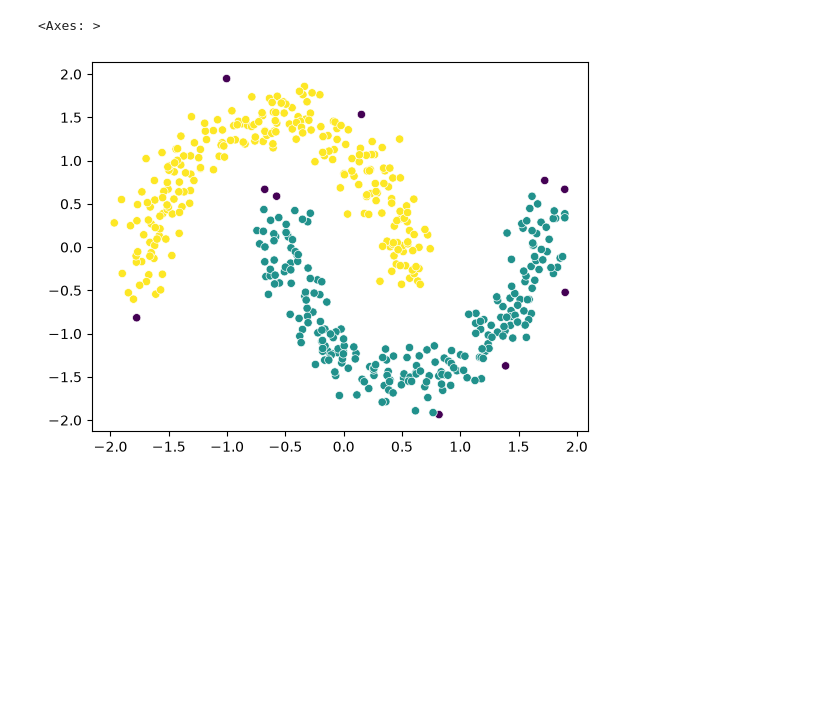
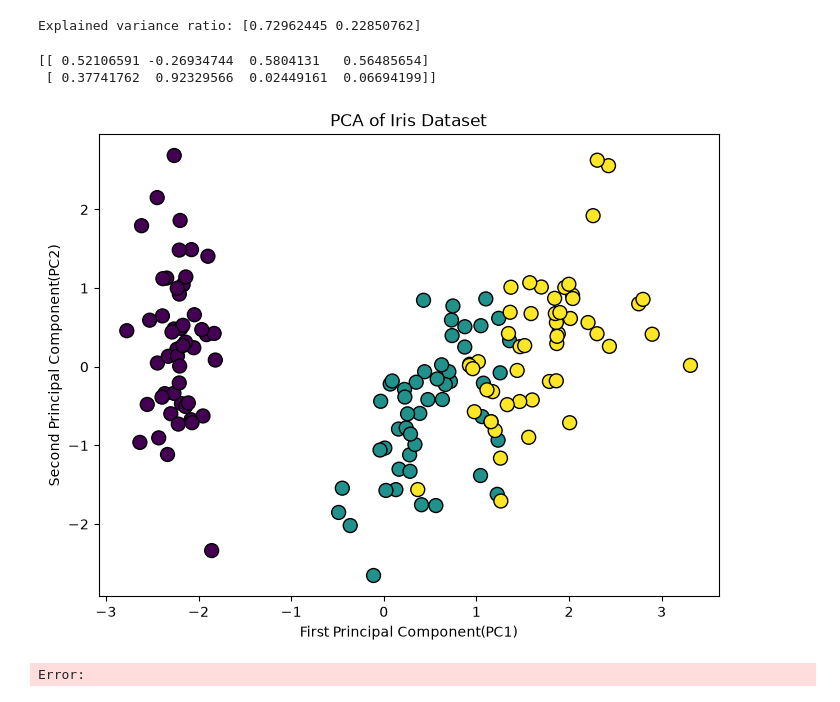
Before and after one commit to SoAkeD1/AIML-Kaggle-Comp, a Jupyter notebook: ML/unsupervised(ML1)_part5.ipynb, the cells around one changed output. Cells and saved outputs as stored; diff of their text form; code cells hidden in the pictures; blank space fills up the shorter version.

```diff
--- a/ML/unsupervised(ML1)_part5.ipynb
+++ b/ML/unsupervised(ML1)_part5.ipynb
@@ -7,0 +6,4 @@ X , y = make_moons(n_samples=500, noise=0.1, random_state=42)
+# %%
+iris = load_iris()
+X = pd.DataFrame(iris.data)
+y = pd.DataFrame(iris.target)
@@ -8,3 +27,3 @@ X , y = make_moons(n_samples=500, noise=0.1, random_state=42)
 # %%
 scalar = StandardScaler()
-X_scaled = scalar.fit_transform(X)
+scaled_X = scalar.fit_transform(X)
@@ -22,5 +30,24 @@ labels = dbscan.fit_predict(X_scaled)
-# %%
-sns.scatterplot(x=X_scaled[:,0], y=X_scaled[:,1], c=labels)
-# %% [output]
-<Axes: >
-[figure, removed]
+# %%
+#PCA
+from sklearn.decomposition import PCA
+pca = PCA(n_components=2)
+X_pca = pca.fit_transform(scaled_X)
+# %%
+print("Explained variance ratio:", pca.explained_variance_ratio_)
+# %% [output]
+Explained variance ratio: [0.72962445 0.22850762]
+# %%
+print(pca.components_)
+# %% [output]
+[[ 0.52106591 -0.26934744  0.5804131   0.56485654]
+ [ 0.37741762  0.92329566  0.02449161  0.06694199]]
+# %%
+plt.figure(figsize=(8,6))
+plt.scatter(X_pca[:,0], X_pca[:,1], c=y, cmap='viridis', edgecolor='k', s=100)
+plt.xlabel('First Principal Component(PC1)')
+plt.ylabel('Second Principal Component(PC2)')
+plt.title('PCA of Iris Dataset')
+plt.show()
+# %% [output]
+[figure, added]
+Error:
```
Also changed, not shown: parts of 6 cells of this notebook, 2 other files.
